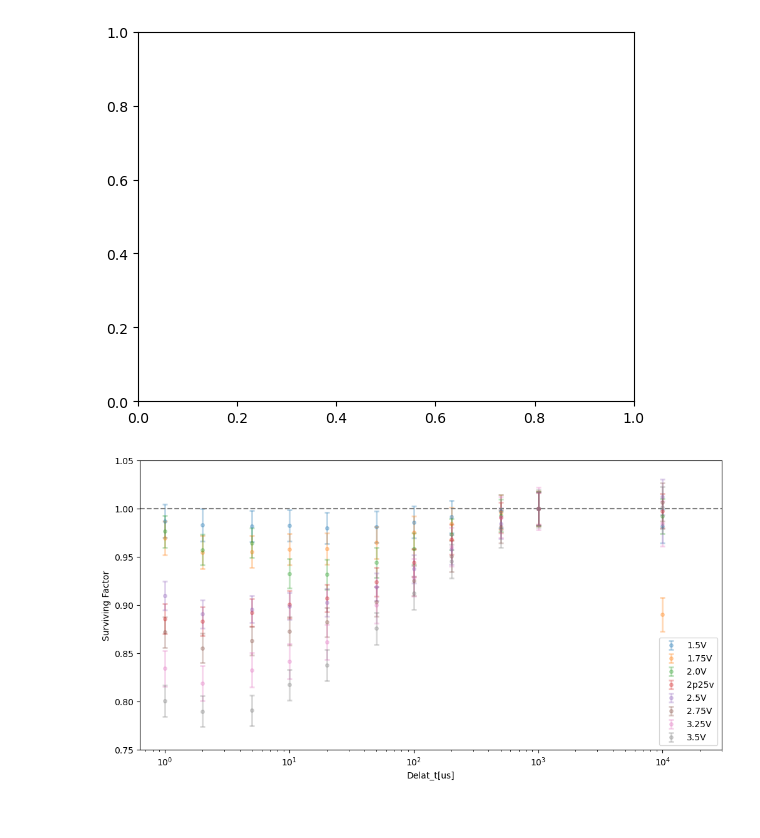
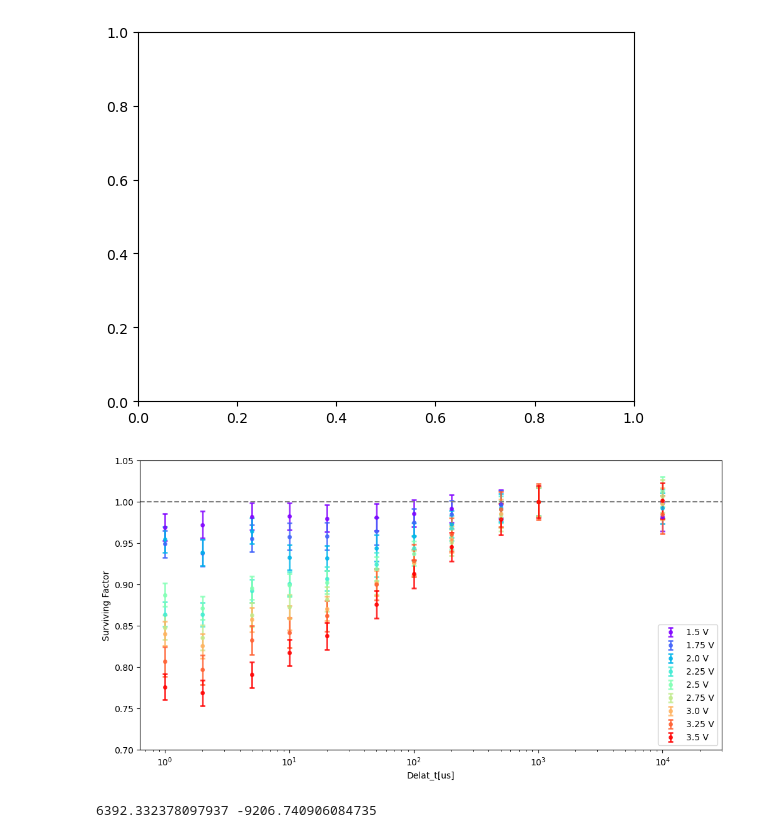
Before and after one commit to Westlake-University-Lsc-lab/ProcessLocalData, a Jupyter notebook: plotsfigures.ipynb, the cells around one changed output. Saved outputs shown, nothing was run; the diff lists cells and outputs as text; code cells hidden in the pictures.

Commit message:
changed the styles of plots and updated data

```diff
--- a/plotsfigures.ipynb
+++ b/plotsfigures.ipynb
@@ -204,9 +156,10 @@ import numpy as np
 import pandas as pd
 import matplotlib.pyplot as plt
 from matplotlib import cm
-cmap = cm.get_cmap('tab10')
+cmap = plt.cm.rainbow(np.linspace(0, 1, 9))
+# cmap = plt.cm.Reds(np.linspace(0, 1, 9))
 fig, ax = plt.subplots()
-def plot_ratio(file, cmap_index, voltage):
+def plot_ratio(file, index, PEns):
     """plot waveform
     parameter:
         df : scaled data with pandas DataFrame
@@ -214,7 +167,7 @@ def plot_ratio(file, cmap_index, voltage):
         voltage(str): '1p8v' LED driver voltage
     """
     df = pd.read_hdf(file, key='winfo')
-    ax.errorbar(df.Delta_t, df.R2ref, yerr=df.R2ref_err, fmt='.',  color=cmap(cmap_index), alpha=0.3, markersize=8, capsize=3, elinewidth=2, capthick=2, label=r'{}'.format(voltage))
+    ax.errorbar( df.Delta_t, df.R2ref, yerr=df.R2ref_err, fmt='.',  color=cmap[index], alpha=0.8, markersize=8, capsize=3, elinewidth=2, capthick=2, label=r'{} V'.format(PEns))
     ax.set_xlabel('Delta_t [us]')
     ax.set_ylabel('Surviving Factor')
     ax.set_title('')
@@ -228,30 +181,40 @@ def plot_ratio(file, cmap_index, voltage):
 # %%
 import matplotlib.pyplot as plt
 from matplotlib import cm
-cmap=cm.get_cmap('tab10')
+
+a, b = 6392.332378097937, -9206.740906084735
+def y(x):
+    return a*x + b
+
 fig, ax = plt.subplots(figsize=(12, 6))
-voltage_map = {'3p5v_1p75v':'3.5V','3v_1p5v':'3.0V','2p5v_1p25v':'2.5V','2v_1v':'2.0V','1p5v_750mv':'1.5V',
-               '3p25v_1p625v':'3.25V', '2p75v_1p375v':'2.75V','2p25v_1p125v':'2p25v','1p75v_875mv':'1.75V' }
+# voltage_map = {'3p5v_1p75v':'3.5V: 5110 PE/ns','3v_1p5v':'3.0V: 4870 PE/ns','2p5v_1p25v':'2.5V: 4450 PE/ns','2v_1v':'2.0V: 3300 PE/ns','1p5v_750mv':'1.5V: 400 PE/ns',
+#                '3p25v_1p625v':'3.25V: 5000 PE/ns', '2p75v_1p375v':'2.75V:4700 PE/ns','2p25v_1p125v':'2p25v: 4050 PE/ns','1p75v_875mv':'1.75V: 2000 PE/ns' }
+voltage_map = {'3p5v_1p75v':3.5, '3p25v_1p625v':3.25, '3v_1p5v':3.0, '2p75v_1p375v':2.75,
+               '2p5v_1p25v':2.5, '2p25v_1p125v':2.25, '2v_1v':2.0, '1p75v_875mv':1.75, '1p5v_750mv':1.5}
 # file_list = 'runlist/scale_file_list'
-file_list = 'runlist/scale_file_list_scaled'
+# file_list = 'runlist/scale_file_list_scaled'
+# flist = 'runlist/scale_file_list_scaled_corrected_1us'
+# flist = 'runlist/scale_file_list_correction_scaled'
+flist = 'runlist/scale_file_list_correction_scaled_corrected_1us'
 i = 0
-with open(file_list, 'r') as list:
+with open(flist,  'r') as list:
     for line in list:
         file = line.rstrip('\n')
-        voltage_tag = file.split('combine_')[1].split('_1p36v_')[0]
-        plot_ratio(file, i, voltage_map.get(voltage_tag))
+        voltage= file.split('combine_')[1].split('_1p36v_')[0]
+        v = voltage_map.get(voltage)
+        # PEns = round(y(v), 1)
+        plot_ratio(file, i, v)
         i += 1
 
 ax.set_xlabel('Delat_t[us]')
 ax.set_ylabel('Surviving Factor')
 ax.axhline(y=1.0, color='grey', linestyle='--', label='')
 # ax.set_title(title)
-ax.set_ylim(0.75,1.05)
+ax.set_ylim(0.70,1.05)
 ax.set_xlim(-1.E3,3.E4)
 plt.legend(loc='lower right')
-# print(save_path)
 save_path = 'figs/surviving_factor.png'
 plt.savefig(save_path,dpi=300)
 plt.show()
 # %% [output]
-[figure, old version]
+[figure, new version]
@@ -257,0 +236,13 @@ plt.show()
+# %%
+left = df.Voltage >= 1.6
+right = df.Voltage < 2
+df_linear = df[left & right]
+slope, intercept = linear_fit(df_linear.Voltage, df_linear.PEns_filter)
+print(slope, intercept)
+x = np.linspace(1.35, 3.5, 1000)
+y = slope * x + intercept
+
+df_tc = df[df.Voltage >= 2]
+df_dyan = df[df.Voltage < 1.6]
+# %% [output]
+6392.332378097937 -9206.740906084735
```
Also changed, not shown: parts of 15 cells of this notebook.
